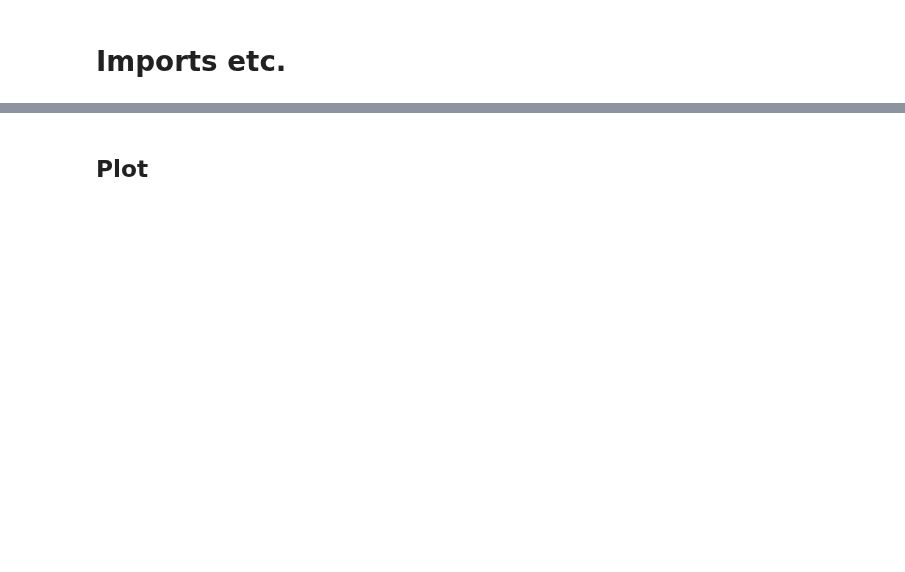
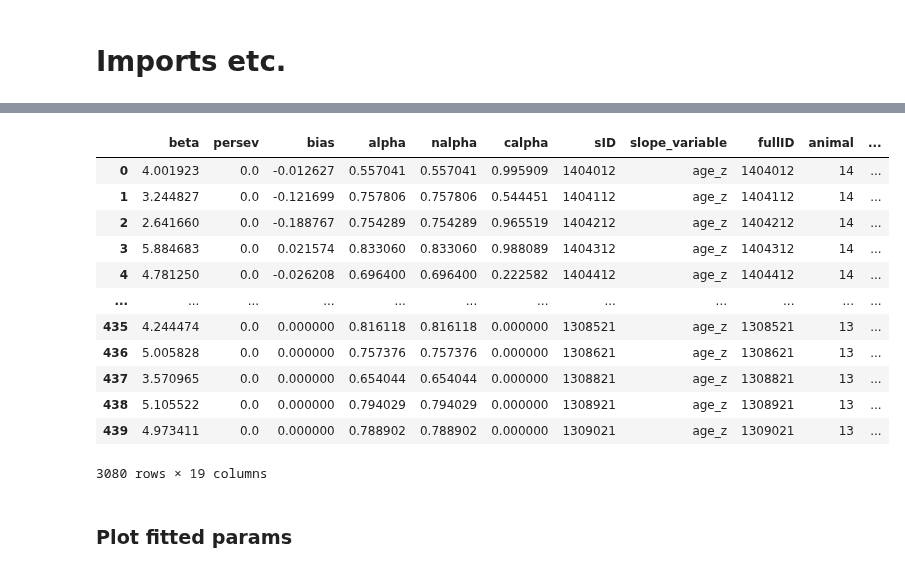
Before and after one commit to MariaEckstein/SLCN, a Jupyter notebook: models/SimulateMouseBehavior.ipynb, the cells around one changed output, grey strips where cells are left out. Cells and saved outputs as stored; diff of their text form; code cells hidden in the pictures; blank space fills up the shorter version.

```diff
--- a/models/SimulateMouseBehavior.ipynb
+++ b/models/SimulateMouseBehavior.ipynb
@@ -16,13 +266,27 @@ plot_dir = 'C:/Users/maria/MEGAsync/SLCN/models/plots'
 # %%
 fitted_params = pd.DataFrame()
-modelnames = [f for f in os.listdir(fitted_param_dir) if ('.csv' in f) and ('params' in f)]
+modelnames = [f for f in os.listdir(fitted_param_dir) if ('.csv' in f) and ('params' in f) and ('B' not in f)]
 for modelname in modelnames:
     model_params = pd.read_csv(os.path.join(fitted_param_dir, modelname))
     model_params['model'] = modelname.split('_')[1]
     fitted_params = fitted_params.append(model_params, sort=False)
 fitted_params
+# %% [output]
+|  | beta | persev | bias | alpha | nalpha | calpha | sID | slope_variable | fullID | animal | ... |
+| 0 | 4.001923 | 0.0 | -0.012627 | 0.557041 | 0.557041 | 0.995909 | 1404012 | age_z | 1404012 | 14 | ... |
+| 1 | 3.244827 | 0.0 | -0.121699 | 0.757806 | 0.757806 | 0.544451 | 1404112 | age_z | 1404112 | 14 | ... |
+| 2 | 2.641660 | 0.0 | -0.188767 | 0.754289 | 0.754289 | 0.965519 | 1404212 | age_z | 1404212 | 14 | ... |
+| 3 | 5.884683 | 0.0 | 0.021574 | 0.833060 | 0.833060 | 0.988089 | 1404312 | age_z | 1404312 | 14 | ... |
+| 4 | 4.781250 | 0.0 | -0.026208 | 0.696400 | 0.696400 | 0.222582 | 1404412 | age_z | 1404412 | 14 | ... |
+| ... | ... | ... | ... | ... | ... | ... | ... | ... | ... | ... | ... |
+| 435 | 4.244474 | 0.0 | 0.000000 | 0.816118 | 0.816118 | 0.000000 | 1308521 | age_z | 1308521 | 13 | ... |
+| 436 | 5.005828 | 0.0 | 0.000000 | 0.757376 | 0.757376 | 0.000000 | 1308621 | age_z | 1308621 | 13 | ... |
+| 437 | 3.570965 | 0.0 | 0.000000 | 0.654044 | 0.654044 | 0.000000 | 1308821 | age_z | 1308821 | 13 | ... |
+| 438 | 5.105522 | 0.0 | 0.000000 | 0.794029 | 0.794029 | 0.000000 | 1308921 | age_z | 1308921 | 13 | ... |
+| 439 | 4.973411 | 0.0 | 0.000000 | 0.788902 | 0.788902 | 0.000000 | 1309021 | age_z | 1309021 | 13 | ... |
+3080 rows × 19 columns
 # %% [markdown]
-## Plot
+### Plot fitted params
 # %%
 fitted_params_ = fitted_params.copy()
 fitted_params_['beta'] /= 20
```
Also changed, not shown: parts of 28 cells of this notebook, 3 other files.
